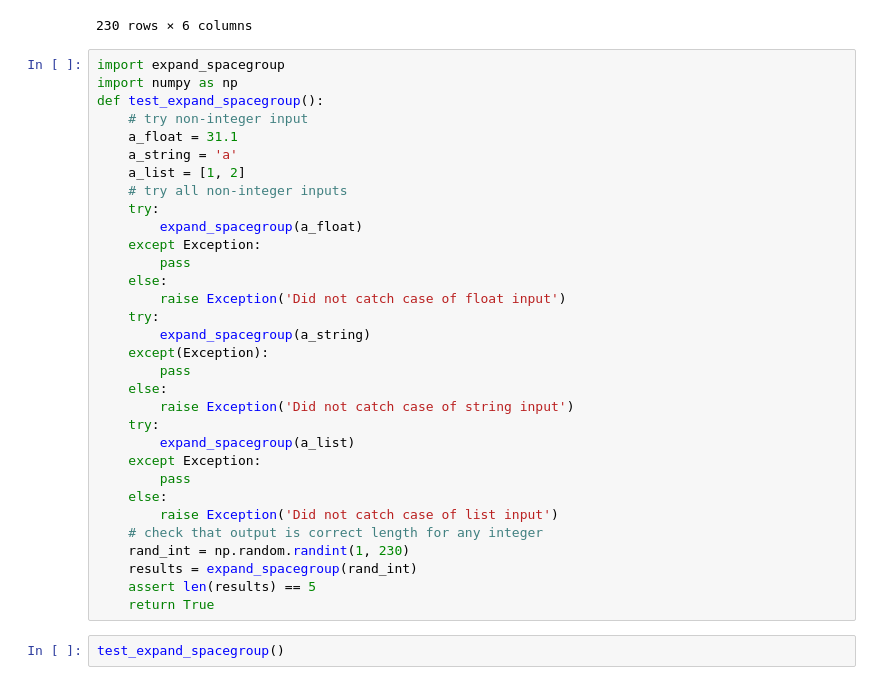
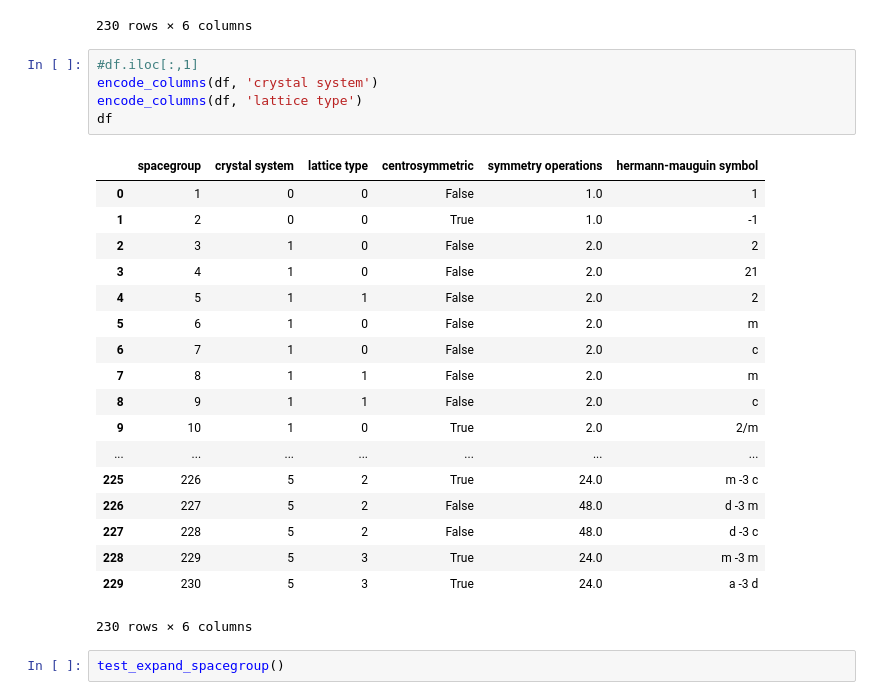
Before and after one commit to Luochenghuang/TEMANN, a Jupyter notebook: temann/spacegroup/Spacegroup_Information.ipynb, the cells around one changed output. Drawn from its saved outputs; the diff is of its cells as text.

Commit message:
expand_spacegroup edited by assigning unique numerical values to string categories using MapToInt

```diff
--- a/temann/spacegroup/Spacegroup_Information.ipynb
+++ b/temann/spacegroup/Spacegroup_Information.ipynb
@@ -118,38 +122,30 @@ df
 | 228 | 229 | cubic | I | True | 24.0 | m -3 m |
 | 229 | 230 | cubic | I | True | 24.0 | a -3 d |
 230 rows × 6 columns
-# %%
-import expand_spacegroup
-import numpy as np
-def test_expand_spacegroup():
-    # try non-integer input
-    a_float = 31.1
-    a_string = 'a'
-    a_list = [1, 2]
-    # try all non-integer inputs
-    try:
-        expand_spacegroup(a_float)
-    except Exception:
-        pass
-    else:
-        raise Exception('Did not catch case of float input')
-    try:
-        expand_spacegroup(a_string)
-    except(Exception):
-        pass
-    else:
-        raise Exception('Did not catch case of string input')
-    try:
-        expand_spacegroup(a_list)
-    except Exception:
-        pass
-    else:
-        raise Exception('Did not catch case of list input')
-    # check that output is correct length for any integer
-    rand_int = np.random.randint(1, 230)
-    results = expand_spacegroup(rand_int)
-    assert len(results) == 5
-    return True
+# %%
+#df.iloc[:,1]
+encode_columns(df, 'crystal system')
+encode_columns(df, 'lattice type')
+df
+# %% [output]
+|  | spacegroup | crystal system | lattice type | centrosymmetric | symmetry operations | hermann-mauguin symbol |
+| 0 | 1 | 0 | 0 | False | 1.0 | 1 |
+| 1 | 2 | 0 | 0 | True | 1.0 | -1 |
+| 2 | 3 | 1 | 0 | False | 2.0 | 2 |
+| 3 | 4 | 1 | 0 | False | 2.0 | 21 |
+| 4 | 5 | 1 | 1 | False | 2.0 | 2 |
+| 5 | 6 | 1 | 0 | False | 2.0 | m |
+| 6 | 7 | 1 | 0 | False | 2.0 | c |
+| 7 | 8 | 1 | 1 | False | 2.0 | m |
+| 8 | 9 | 1 | 1 | False | 2.0 | c |
+| 9 | 10 | 1 | 0 | True | 2.0 | 2/m |
+| ... | ... | ... | ... | ... | ... | ... |
+| 225 | 226 | 5 | 2 | True | 24.0 | m -3 c |
+| 226 | 227 | 5 | 2 | False | 48.0 | d -3 m |
+| 227 | 228 | 5 | 2 | False | 48.0 | d -3 c |
+| 228 | 229 | 5 | 3 | True | 24.0 | m -3 m |
+| 229 | 230 | 5 | 3 | True | 24.0 | a -3 d |
+230 rows × 6 columns
 # %%
 test_expand_spacegroup()
 # %% [output]
```
Also changed, not shown: parts of 3 cells of this notebook, 2 other files.
